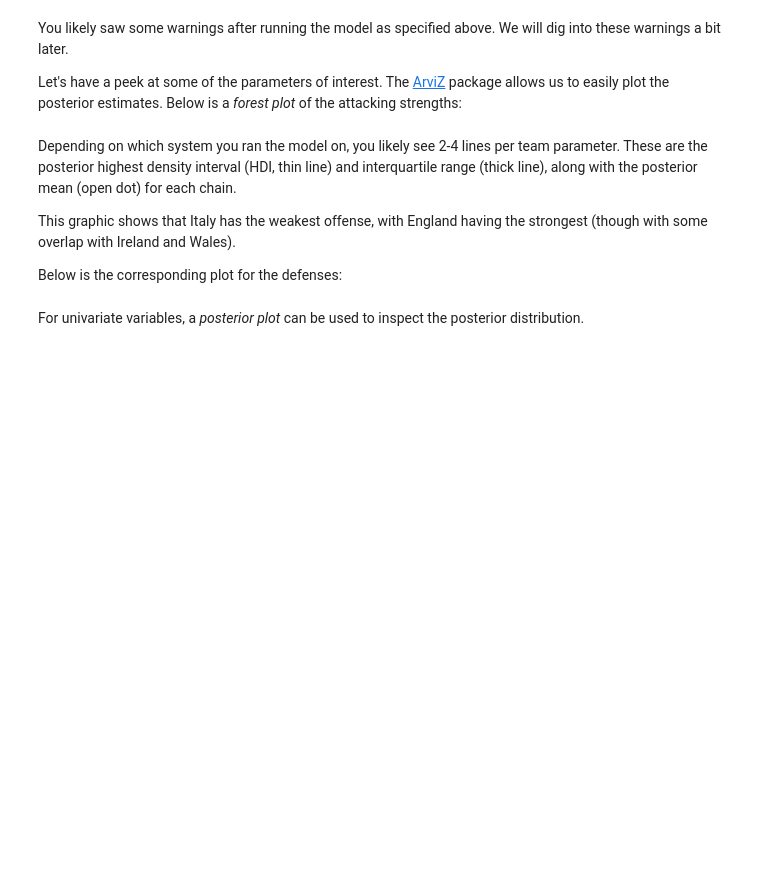
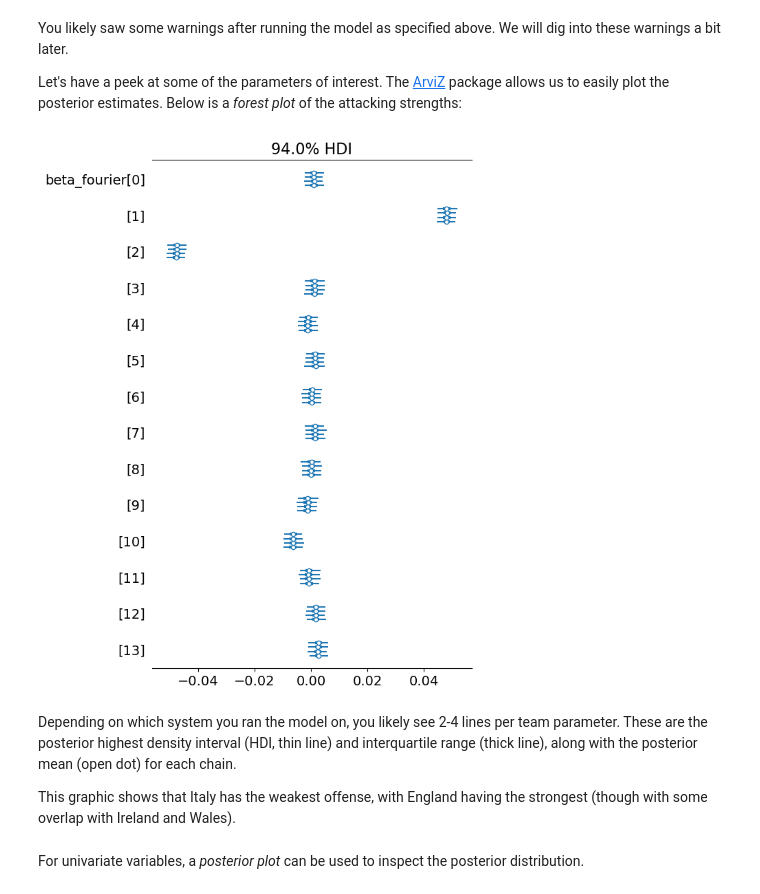
Before and after one commit to fonnesbeck/bayes_pydata_london_2024, a Jupyter notebook: mcmc.ipynb, the cells around one changed output. Cells and saved outputs as stored; diff of their text form; code cells hidden in the pictures; blank space fills up the shorter version.

```diff
--- a/mcmc.ipynb
+++ b/mcmc.ipynb
@@ -132,2 +100,9 @@ pm.model_to_graphviz(rugby_model)
+# %%
+with pm.Model(coords=coords) as ad_spend_model:
+
+    t = pm.Data("time", time)
+    s = pm.Data("fourier_features", fourier_features)
+    z = pm.Data("spend", spend_scaled)
+    y = pm.Data("sales", sales_scaled)
 # %% [markdown]
 For convenience, below is the entire model in a single cell, wrapped in a function so that we can instantiate it as needed:
@@ -246,6 +256,6 @@ This example was deliberately poor, showing the movement away from the initial v
 
 Let's tune the model and generate some results ...
 # %%
-with rugby_model:
+with make_model() as ad_spend_model:
 
     trace = pm.sample(1000, tune=1000, random_seed=random_seed)
@@ -254,10 +273,10 @@ You likely saw some warnings after running the model as specified above. We will
 
 Let's have a peek at some of the parameters of interest. The [ArviZ](https://github.com/arviz-devs/arviz) package allows us to easily plot the posterior estimates. Below is a *forest plot* of the attacking strengths:
 # %%
-az.plot_forest(trace, var_names=["alpha_star"]);
+az.plot_forest(trace, var_names=["beta_fourier"]);
+# %% [output]
+[figure, added]
 # %% [markdown]
 Depending on which system you ran the model on, you likely see 2-4 lines per team parameter. These are the posterior highest density interval (HDI, thin line) and interquartile range (thick line), along with the posterior mean (open dot) for each chain.
 
 This graphic shows that Italy has the weakest offense, with England having the strongest (though with some overlap with Ireland and Wales).
-
-Below is the corresponding plot for the defenses:
```
Also changed, not shown: parts of 60 cells of this notebook, 2 other files.
